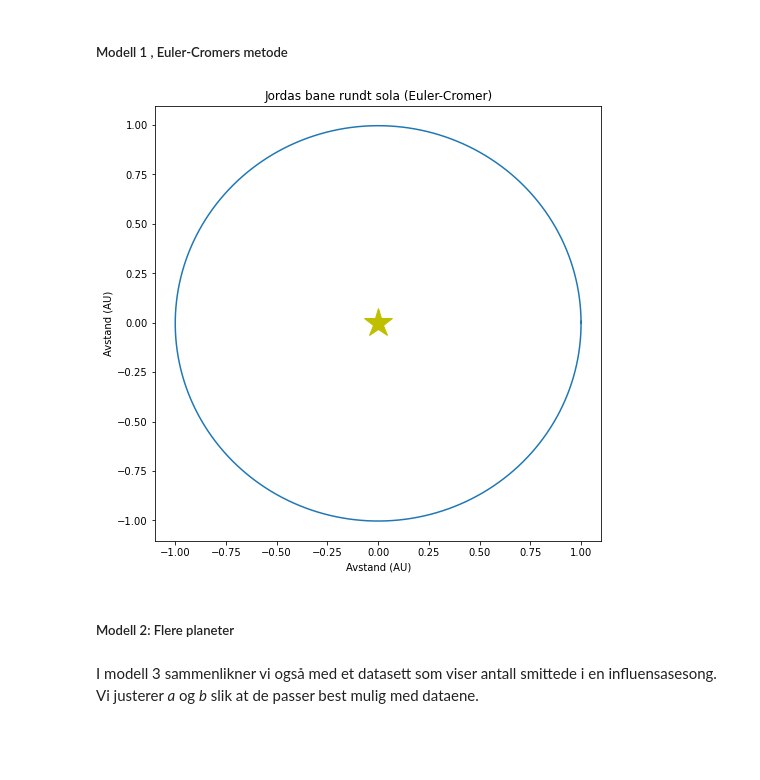
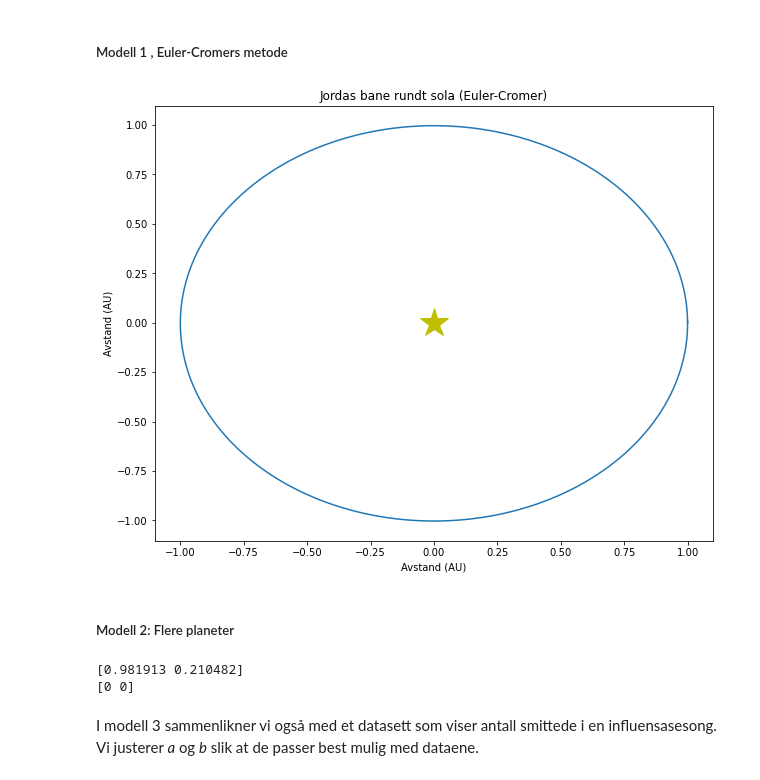
Before and after one commit to JesperVigtel/Planeter-Modellering, a Jupyter notebook: Planetmodellering.ipynb, the cells around one changed output. Drawn from its saved outputs; the diff is of its cells as text; code cells hidden in the pictures; blank space fills up the shorter version.

```diff
--- a/Planetmodellering.ipynb
+++ b/Planetmodellering.ipynb
@@ -141,50 +141,53 @@ show()
 # %%
 for i in range(N): #Eulers metode:
     a_x = -G*solmasse*x[i]/((x[i]-x2)**2 + (y[i]-y2)**2)**(3/2)    #Utrykk fra teori 2.2.1
     a_y = -G*solmasse*y[i]/((x[i]-x2)**2 + (y[i]-y2)**2)**(3/2)
 
     vx[i+1] = vx[i] + a_x*dt                                  #For farten
     vy[i+1] = vy[i] + a_y*dt
 
     x[i+1] = x[i] + vx[i+1]*dt                                  #For posisjonen
     y[i+1] = y[i] + vy[i+1]*dt
 
 
-figure(figsize=(8,8))
+figure(figsize=(10,8))
 
 
 #Plot jordas bane rundt sola
 plot(0,0,"y*", markersize =30 )    #Sola
 plot(x,y)    #Jordas bane
 title("Jordas bane rundt sola (Euler-Cromer)")
 xlabel("Avstand (AU)")
 ylabel("Avstand (AU)")
 show()
 # %% [output]
-[figure, old version]
+[figure, new version]
 # %% [markdown]
 ##### Modell 2:   Flere planeter
 # %%
 from pylab import *
 #Parametre
 b = 15
-P = 0
+N = 10000
+planeter = 0   #Antall planeter
+pos_sol = array([0, 0])
 
-def akselerasjon(posisjon_p):
-    r = sqrt()
-    a = -G*solmasse*planetx[i]/((planetx[i]-x2)**2 + (planety[i]-y2)**2)**(3/2)    #Utrykk fra teori 2.2.1
+
+def aks(pos_p1, pos_p2):                   #Formel for akselerasjon mellom to planeter
+    r = norm(pos_p1-pos_p2)                #Regner ut avstand mellom arrayer som skalarprodukt av planetvektorer x og y.
+    a = -4*pi**2/(r**3)*(pos_p1-pos_p2)    #Utrykk fra teori 2.2.1
     return a
 
 
 #Leser av filen "planeter_data.dat"
 with open("planeter_data.dat" , "r") as infile:    #Åpner filen slik at vi kan lese innholdet
-    antall_planeter = int(infile.readline())        #Finner antall planeter i filen
-    pos = zeros([N,2,antall_planeter])             #Finner posisjonen til planetene i filen
-    fart = zeros([N,2,antall_planeter])            #Finner farten ...
+    planeter = int(infile.readline())              #Finner antall planeter i filen
+    pos = zeros([N,2,planeter])                    #Finner posisjonen til planetene i filen
+    fart = zeros([N,2,planeter])                   #Finner farten ...
     masse = zeros(N)
 
     #Leser av parameterne til alle planeten i filen, og legger inn i matriser.
-    for i,line in enumerate(infile):
+    for i,line in enumerate(infile):      #Leser av linjer og "parametere" langs linjen
         data = line.split()
         x = float(data[1])   #X-posisjonen til planet nummer "i"
         y = float(data[2])   #y-posisjonen til planet nummer "i"
@@ -192,15 +195,25 @@ with open("planeter_data.dat" , "r") as infile:    #Åpner filen slik at vi kan
         vy = float(data[4])  #Farten i y-retning til planet nummer "i"
         m = float(data[5])   #Massen til planet "i"
 
-        pos[0, : ,i] = array([x,y])   #Lager posisjon til planeten
+        pos[0, : ,i] = array([x,y])    #Lager posisjon til planeten
         fart[0, : ,i] = array([vx,vy]) #Farten til planeten
         masse[i] = m                   #Massen
 
 
 for i in range(N-1):
-    for j in range (P):
+    for j in range (planeter):
         pos_planet = pos[i,:,j]
         fart_planet = fart[i,:,j]
+        aks_planet = aks(pos_planet,pos_sol)
+
+
+
+
+print(pos[0,:,0])
+print(posisjon_sol)
+# %% [output]
+[0.981913 0.210482]
+[0 0]
 # %% [markdown]
 I modell 3 sammenlikner vi også med et datasett som viser antall smittede i en influensasesong. Vi justerer _a_ og _b_ slik at de passer best mulig med dataene.
 # %% [markdown]
```
Also changed, not shown: parts of 1 cell of this notebook.
